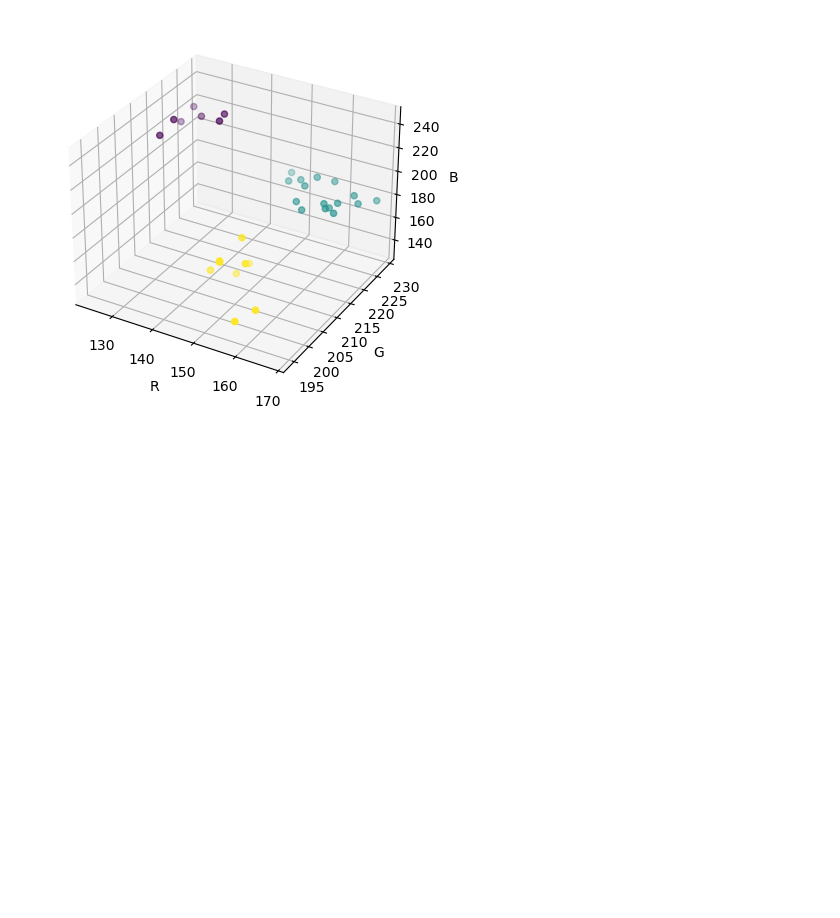
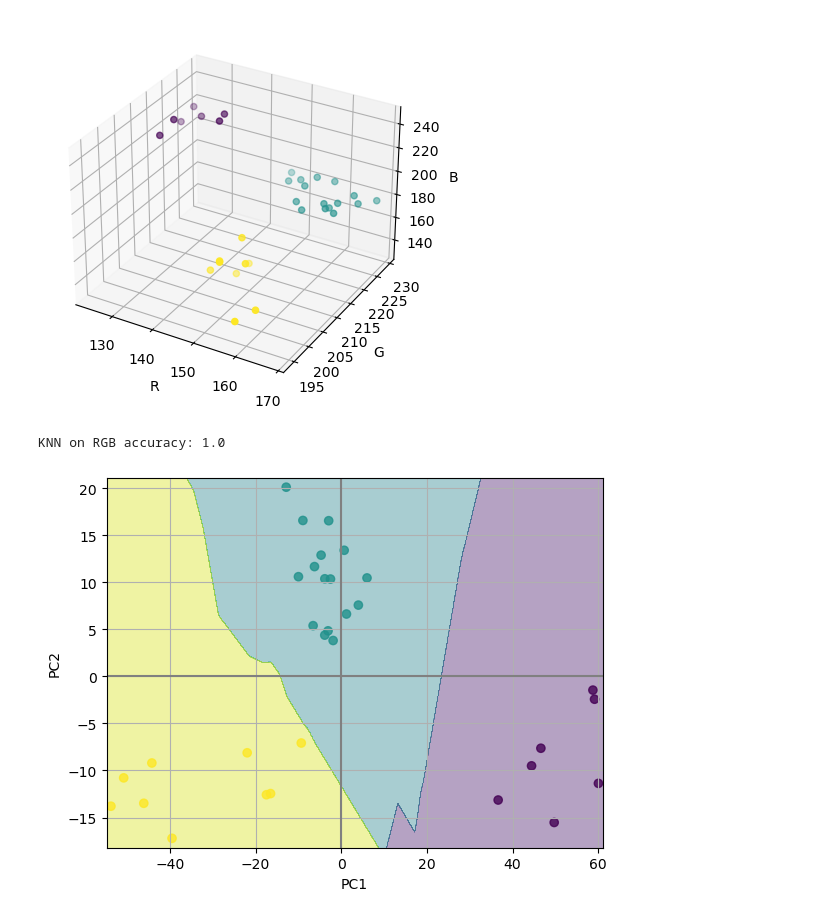
Before and after one commit to thevladoss/dozor_app, a Jupyter notebook: butter_rgb_classification/docs/1.1_TIS_EDA.ipynb, the cells around one changed output. Cells and saved outputs as stored; diff of their text form; code cells hidden in the pictures; blank space fills up the shorter version.

Commit message:
add: contour plot for pca distribution and stuff

```diff
--- a/butter_rgb_classification/docs/1.1_TIS_EDA.ipynb
+++ b/butter_rgb_classification/docs/1.1_TIS_EDA.ipynb
@@ -177,3 +177,23 @@ ax.set_zlabel('B')
 plt.show()
 # %% [output]
 [figure]
+# %%
+# Train KNN classifier on the RGB and cluster labels and compare performance
+from sklearn.neighbors import KNeighborsClassifier
+from sklearn.model_selection import train_test_split
+from sklearn.metrics import accuracy_score
+
+# Split data into train and test sets
+X_train, X_test, y_train, y_test = train_test_split(df[['R', 'G', 'B']], df['cluster'], test_size=0.2, random_state=42)
+
+# Train KNN classifier
+knn = KNeighborsClassifier(n_neighbors=3)
+knn.fit(X_train, y_train)
+
+# Predict labels
+y_pred = knn.predict(X_test)
+
+# Calculate accuracy
+print("KNN on RGB accuracy:", accuracy_score(y_test, y_pred))
+# %% [output]
+KNN on RGB accuracy: 1.0
@@ -179,0 +202,47 @@ plt.show()
+# %%
+# Train KNN classifier on the PCA and cluster labels and compare performance
+# Split data into train and test sets
+X_train, X_test, y_train, y_test = train_test_split(X, df['cluster'], test_size=0.2, random_state=42)
+
+# Train KNN classifier
+knn = KNeighborsClassifier(n_neighbors=3)
+knn.fit(X_train, y_train)
+
+# Predict labels
+y_pred = knn.predict(X_test)
+
+# Calculate accuracy
+print("KNN on PCA accuracy:", accuracy_score(y_test, y_pred))
+
+
+# Plot the division of space into clusters for KNN on PCA
+
+# Create meshgrid
+x_min, x_max = X[:, 0].min() - 1, X[:, 0].max() + 1
+y_min, y_max = X[:, 1].min() - 1, X[:, 1].max() + 1
+xx, yy = np.meshgrid(np.arange(x_min, x_max, 0.05), np.arange(y_min, y_max, 0.05))
+
+# Predict labels for each point in the meshgrid
+Z = knn.predict(np.c_[xx.ravel(), yy.ravel()])
+Z = Z.reshape(xx.shape)
+
+# Plot the decision boundary
+plt.contourf(xx, yy, Z, alpha=0.4)
+
+# Plot the training points
+plt.scatter(X[:, 0], X[:, 1], c=df['cluster'], alpha=0.8)
+
+# Draw axis
+plt.axhline(0, color='grey')
+plt.axvline(0, color='grey')
+
+# Label axis
+plt.xlabel('PC1')
+plt.ylabel('PC2')
+
+# Grid
+plt.grid()
+
+plt.show()
+# %% [output]
+[figure, added]
```
Also changed, not shown: parts of 1 cell of this notebook, 3 other files.
